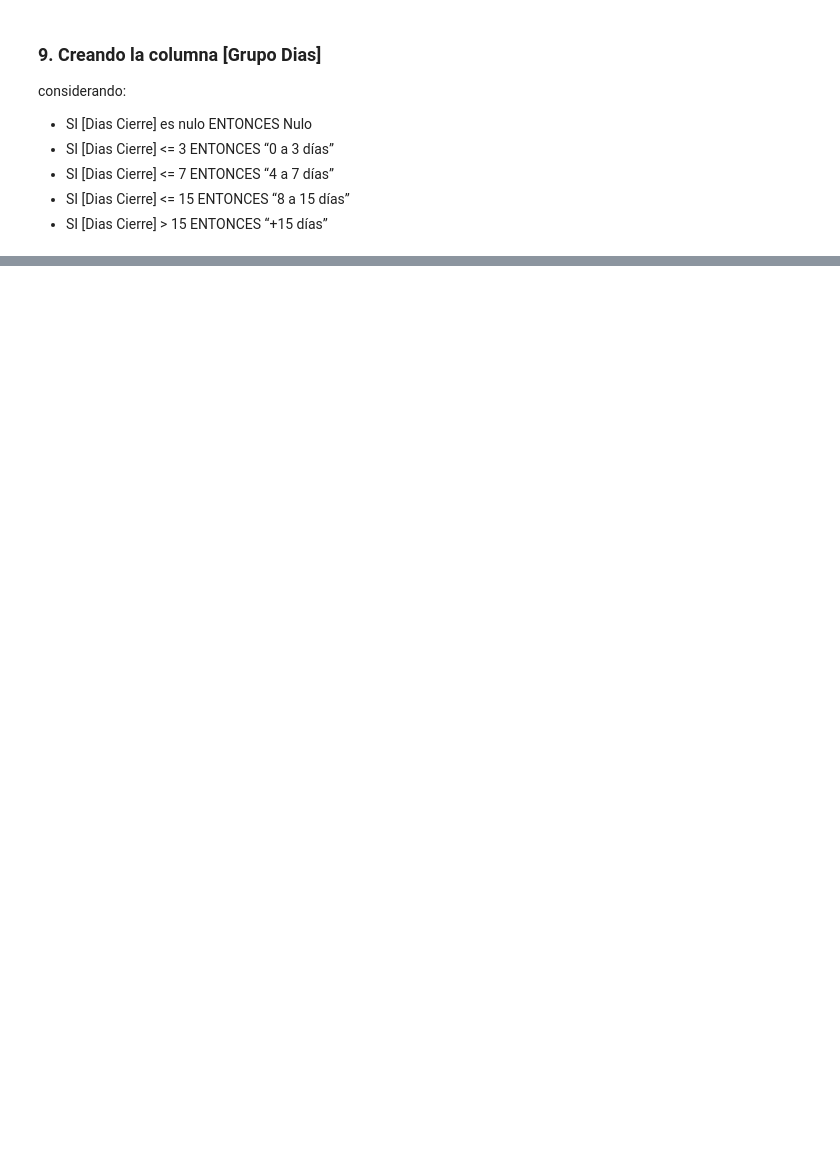
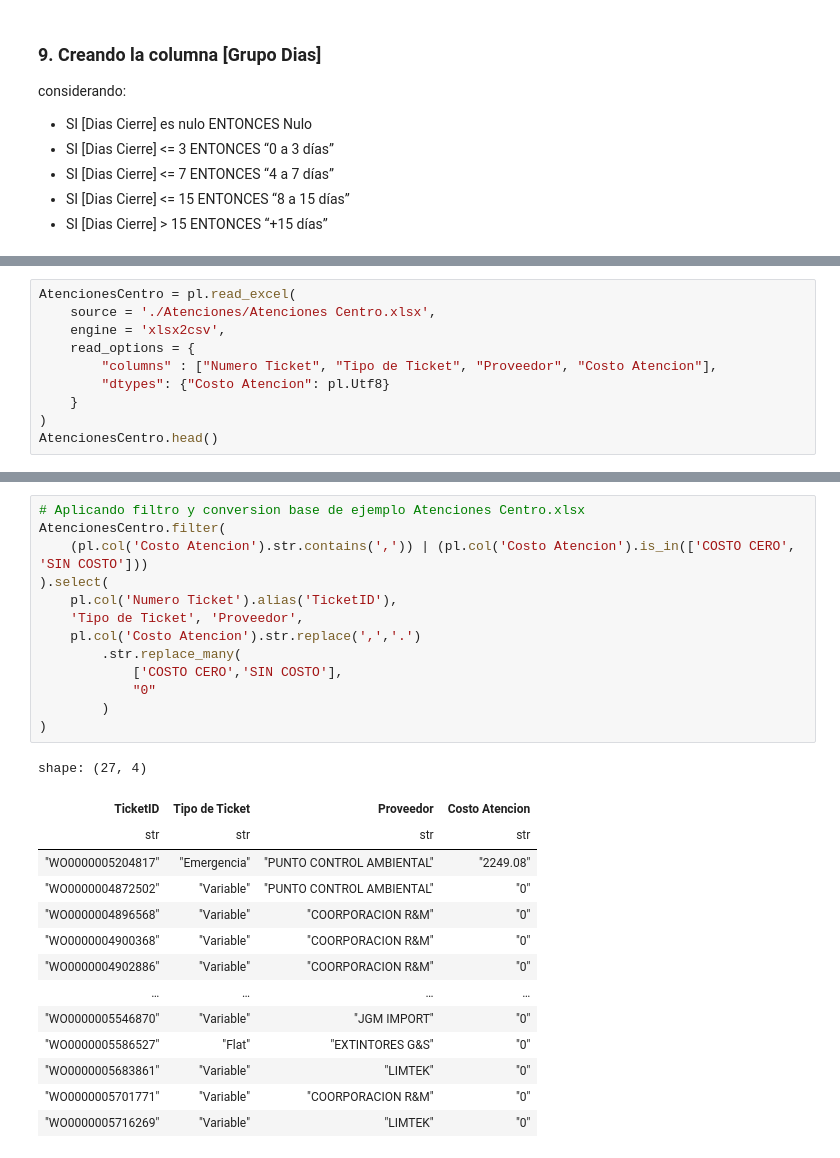
Before and after one commit to iameddyjoe/PYTHON_ETL_E1, a Jupyter notebook: Proceso_ETL.ipynb, the cells around one changed output, grey strips where cells are left out. Saved outputs shown, nothing was run; the diff lists cells and outputs as text; blank space fills up the shorter version.

Commit message:
Carga y Transformacion data Atencion Centro

```diff
--- a/Proceso_ETL.ipynb
+++ b/Proceso_ETL.ipynb
@@ -247,0 +253,10 @@ shape: (5, 11)
+# %%
+AtencionesCentro = pl.read_excel(
+    source = './Atenciones/Atenciones Centro.xlsx',
+    engine = 'xlsx2csv',
+    read_options = {
+        "columns" : ["Numero Ticket", "Tipo de Ticket", "Proveedor", "Costo Atencion"],
+        "dtypes": {"Costo Atencion": pl.Utf8}
+    }
+)
+AtencionesCentro.head()
@@ -247,0 +279,28 @@ shape: (5, 11)
+# %%
+# Aplicando filtro y conversion base de ejemplo Atenciones Centro.xlsx
+AtencionesCentro.filter(
+    (pl.col('Costo Atencion').str.contains(',')) | (pl.col('Costo Atencion').is_in(['COSTO CERO', 'SIN COSTO']))
+).select(
+    pl.col('Numero Ticket').alias('TicketID'),
+    'Tipo de Ticket', 'Proveedor',
+    pl.col('Costo Atencion').str.replace(',','.')
+        .str.replace_many(
+            ['COSTO CERO','SIN COSTO'],
+            "0"
+        )
+)
+# %% [output]
+shape: (27, 4)
+| TicketID | Tipo de Ticket | Proveedor | Costo Atencion |
+| str | str | str | str |
+| "WO0000005204817" | "Emergencia" | "PUNTO CONTROL AMBIENTAL" | "2249.08" |
+| "WO0000004872502" | "Variable" | "PUNTO CONTROL AMBIENTAL" | "0" |
+| "WO0000004896568" | "Variable" | "COORPORACION R&M" | "0" |
+| "WO0000004900368" | "Variable" | "COORPORACION R&M" | "0" |
+| "WO0000004902886" | "Variable" | "COORPORACION R&M" | "0" |
+| … | … | … | … |
+| "WO0000005546870" | "Variable" | "JGM IMPORT" | "0" |
+| "WO0000005586527" | "Flat" | "EXTINTORES G&S" | "0" |
+| "WO0000005683861" | "Variable" | "LIMTEK" | "0" |
+| "WO0000005701771" | "Variable" | "COORPORACION R&M" | "0" |
+| "WO0000005716269" | "Variable" | "LIMTEK" | "0" |
```
Also changed, not shown: parts of 7 cells of this notebook.
